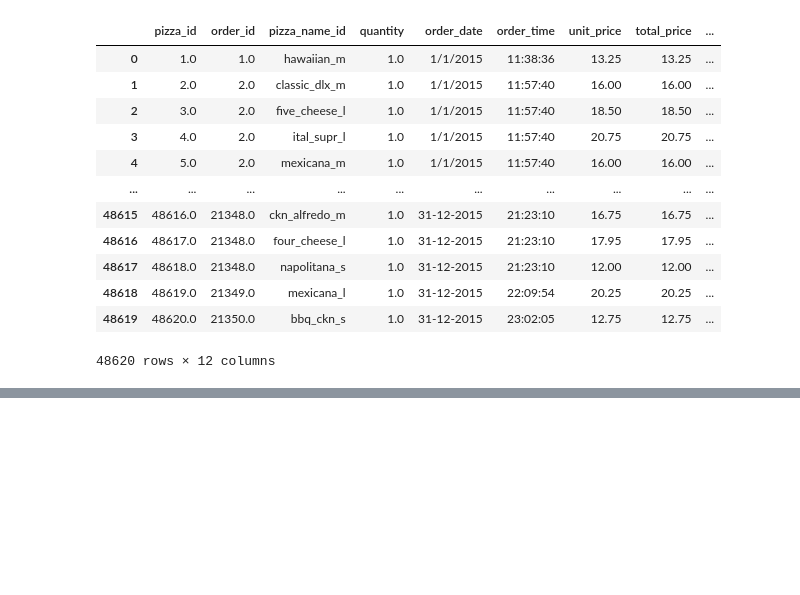
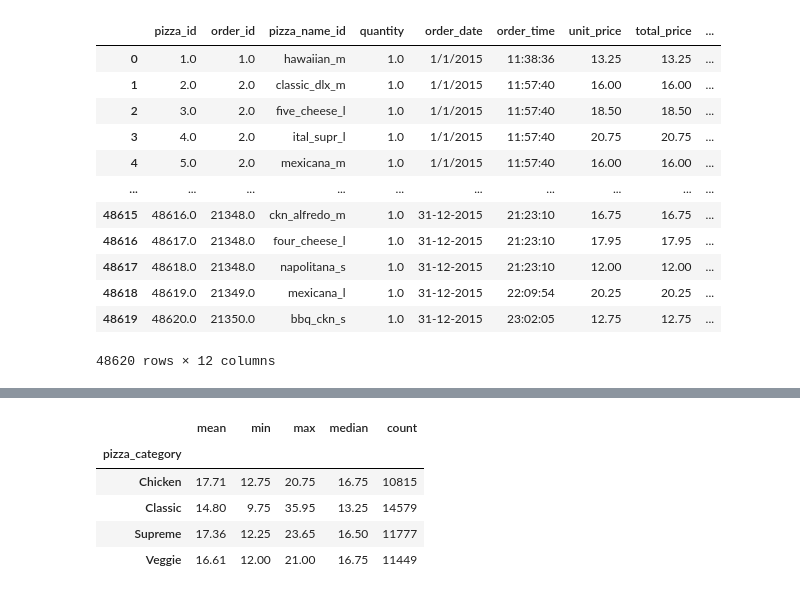
Before and after one commit to estebanba/mini-project-sql-pizza, a Jupyter notebook: notebooks/pizza_sales.ipynb, the cells around one changed output, grey strips where cells are left out. Cells and saved outputs as stored; diff of their text form; code cells hidden in the pictures; blank space fills up the shorter version.

```diff
--- a/notebooks/pizza_sales.ipynb
+++ b/notebooks/pizza_sales.ipynb
@@ -20,0 +107,10 @@ df
+# %%
+df_cat = df.groupby("pizza_category")["unit_price"].agg(["mean", "min", "max", "median", "count"]).round(2)
+df_cat
+# %% [output]
+|  | mean | min | max | median | count |
+| pizza_category |  |  |  |  |  |
+| Chicken | 17.71 | 12.75 | 20.75 | 16.75 | 10815 |
+| Classic | 14.80 | 9.75 | 35.95 | 13.25 | 14579 |
+| Supreme | 17.36 | 12.25 | 23.65 | 16.50 | 11777 |
+| Veggie | 16.61 | 12.00 | 21.00 | 16.75 | 11449 |
```
Also changed, not shown: parts of 9 cells of this notebook, 4 other files.
